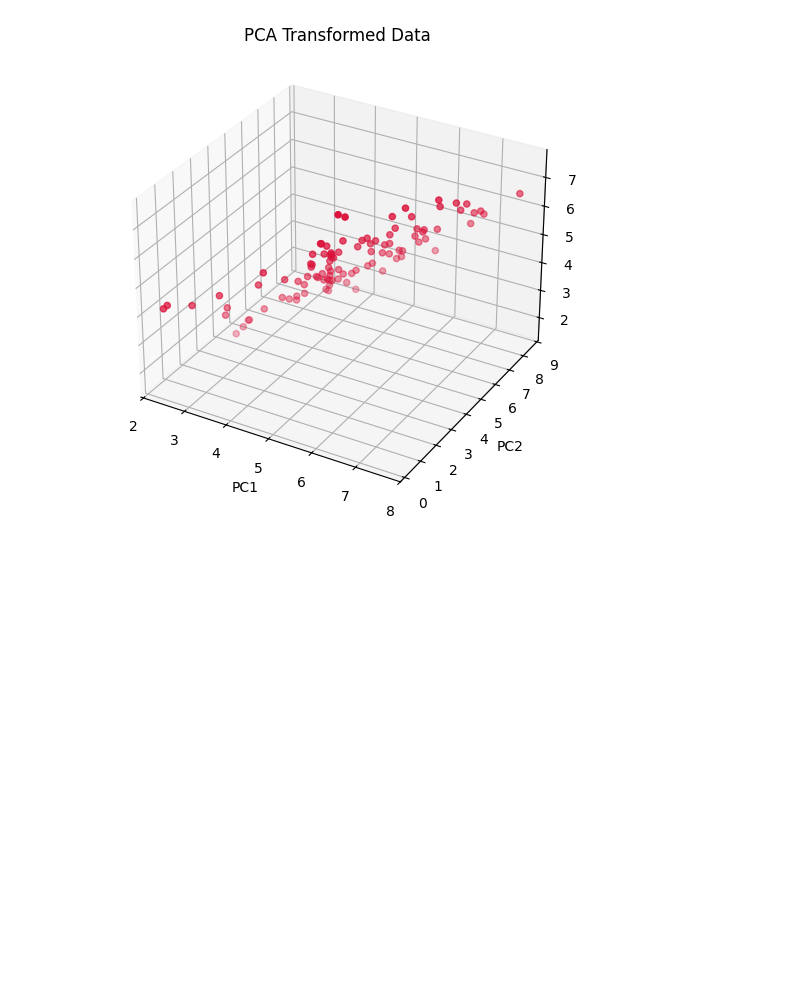
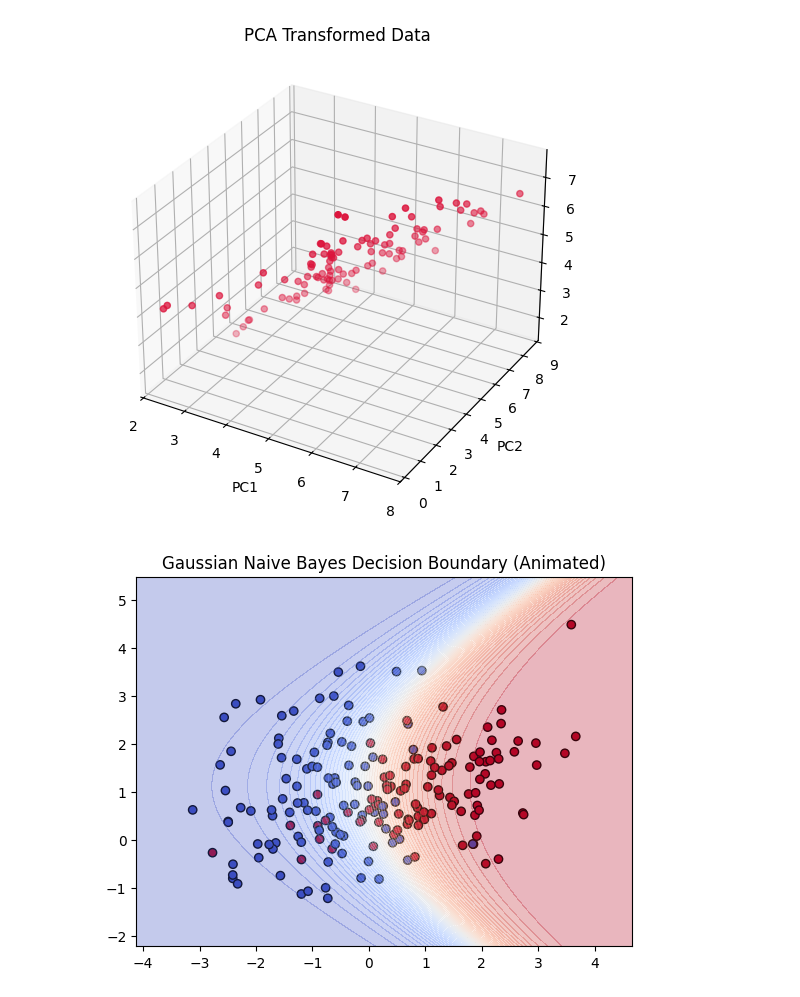
Before and after one commit to Sangram-More/ML-Project, a Jupyter notebook: Jupyter Lab Analysis/testing.ipynb, the cells around one changed output. Saved outputs shown, nothing was run; the diff lists cells and outputs as text; code cells hidden in the pictures; blank space fills up the shorter version.

```diff
--- a/Jupyter Lab Analysis/testing.ipynb
+++ b/Jupyter Lab Analysis/testing.ipynb
@@ -46,3 +46,65 @@ plt.show()
 # %% [output]
 [figure]
 [figure]
+# %%
+import numpy as np
+import matplotlib.pyplot as plt
+from matplotlib.animation import FuncAnimation
+from sklearn.naive_bayes import GaussianNB
+from sklearn.datasets import make_classification
+from matplotlib.colors import ListedColormap
+
+# Generate sample 2D classification data
+X, y = make_classification(n_samples=200, n_features=2, n_redundant=0,
+                           n_clusters_per_class=1, n_classes=2, random_state=42)
+
+# Train Gaussian Naive Bayes model
+gnb = GaussianNB()
+gnb.fit(X, y)
+
+# Setup meshgrid for decision surface
+x_min, x_max = X[:, 0].min() - 1, X[:, 0].max() + 1
+y_min, y_max = X[:, 1].min() - 1, X[:, 1].max() + 1
+xx, yy = np.meshgrid(np.linspace(x_min, x_max, 200),
+                     np.linspace(y_min, y_max, 200))
+
+# Prepare figure
+fig, ax = plt.subplots()
+scatter = ax.scatter(X[:, 0], X[:, 1], c=y, cmap='coolwarm', edgecolor='k')
+ax.set_xlim(x_min, x_max)
+ax.set_ylim(y_min, y_max)
+ax.set_title('Gaussian Naive Bayes Decision Boundary (Animated)')
+
+Z = gnb.predict_proba(np.c_[xx.ravel(), yy.ravel()])[:, 1].reshape(xx.shape)
+levels = np.linspace(0, 1, 50)
+contour = ax.contourf(xx, yy, Z, levels=levels, alpha=0.3, cmap='coolwarm')
+
+# Animation function
+def update(frame):
+    ax.clear()
+    ax.set_xlim(x_min, x_max)
+    ax.set_ylim(y_min, y_max)
+    ax.set_title(f'Decision Boundary - Frame {frame+1}')
+    ax.scatter(X[:, 0], X[:, 1], c=y, cmap='coolwarm', edgecolor='k')
+
+    # Simulate progressive learning by increasing number of training samples
+    if frame == 0:
+        partial_X = X[:10]
+        partial_y = y[:10]
+    else:
+        partial_X = X[:10 + frame*10]
+        partial_y = y[:10 + frame*10]
+
+    temp_model = GaussianNB()
+    temp_model.fit(partial_X, partial_y)
+
+    Z = temp_model.predict_proba(np.c_[xx.ravel(), yy.ravel()])[:, 1].reshape(xx.shape)
+    contour = ax.contourf(xx, yy, Z, levels=levels, alpha=0.3, cmap='coolwarm')
+    return contour.collections
+
+# Create animation
+anim = FuncAnimation(fig, update, frames=10, interval=800, blit=False)
+
+plt.show()
+# %% [output]
+[figure, added]
```
Also changed, not shown: 39 other files.
